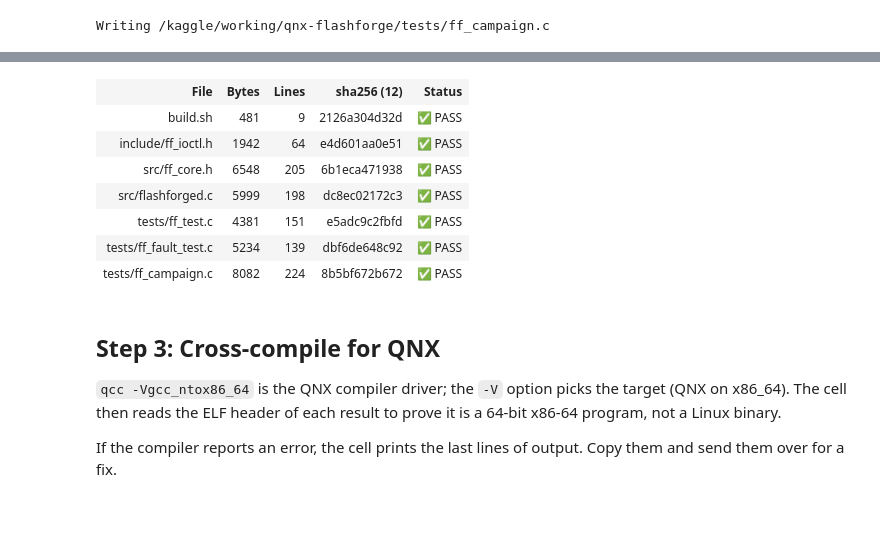
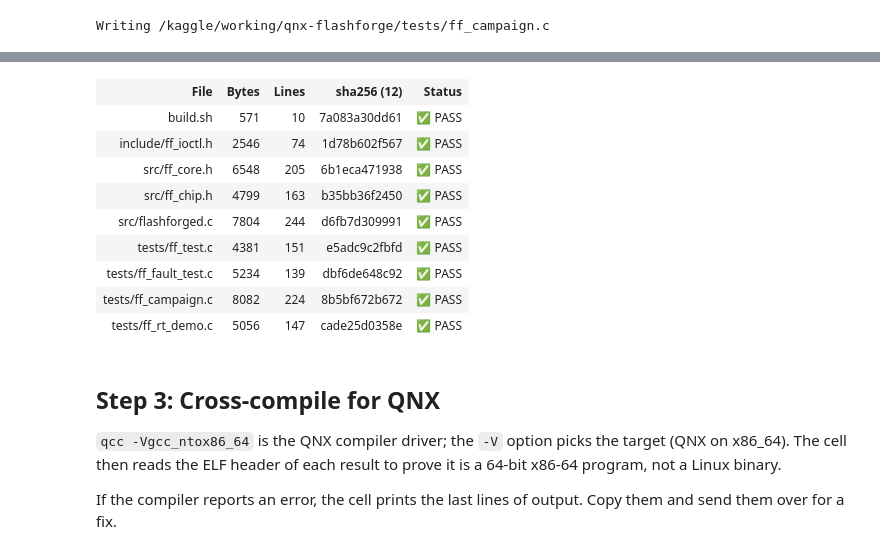
Before and after one commit to u19725505-star/qnx-flashforge, a Jupyter notebook: FlashForge_QNX_Tutorial.ipynb, the cells around one changed output, grey strips where cells are left out. Cells and saved outputs as stored; diff of their text form; code cells hidden in the pictures; blank space fills up the shorter version.

```diff
--- a/FlashForge_QNX_Tutorial.ipynb
+++ b/FlashForge_QNX_Tutorial.ipynb
@@ -1431,25 +1831,27 @@ Writing /kaggle/working/qnx-flashforge/tests/ff_campaign.c
 # %%
 # Source inventory - proves the four files were written correctly
 rows = []
-for rel in ("build.sh", "include/ff_ioctl.h", "src/ff_core.h", "src/flashforged.c",
-            "tests/ff_test.c", "tests/ff_fault_test.c", "tests/ff_campaign.c"):
+for rel in ("build.sh", "include/ff_ioctl.h", "src/ff_core.h", "src/ff_chip.h", "src/flashforged.c",
+            "tests/ff_test.c", "tests/ff_fault_test.c", "tests/ff_campaign.c", "tests/ff_rt_demo.c"):
     f = PROJECT / rel
     if f.is_file():
         rows.append((rel, f.stat().st_size, len(f.read_text().splitlines()), sha256(f)[:12], "PASS"))
     else:
         rows.append((rel, 0, 0, "-", "FAIL"))
 display(HTML(html_table(["File", "Bytes", "Lines", "sha256 (12)", "Status"], rows, status_col=4, mono_cols=(0, 3))))
 if any(r[-1] == "FAIL" for r in rows):
     raise RuntimeError("A source file is missing - re-run the %%writefile cells above.")
 # %% [output]
 | File | Bytes | Lines | sha256 (12) | Status |
-| build.sh | 481 | 9 | 2126a304d32d | ✅ PASS |
-| include/ff_ioctl.h | 1942 | 64 | e4d601aa0e51 | ✅ PASS |
+| build.sh | 571 | 10 | 7a083a30dd61 | ✅ PASS |
+| include/ff_ioctl.h | 2546 | 74 | 1d78b602f567 | ✅ PASS |
 | src/ff_core.h | 6548 | 205 | 6b1eca471938 | ✅ PASS |
-| src/flashforged.c | 5999 | 198 | dc8ec02172c3 | ✅ PASS |
+| src/ff_chip.h | 4799 | 163 | b35bb36f2450 | ✅ PASS |
+| src/flashforged.c | 7804 | 244 | d6fb7d309991 | ✅ PASS |
 | tests/ff_test.c | 4381 | 151 | e5adc9c2fbfd | ✅ PASS |
 | tests/ff_fault_test.c | 5234 | 139 | dbf6de648c92 | ✅ PASS |
 | tests/ff_campaign.c | 8082 | 224 | 8b5bf672b672 | ✅ PASS |
+| tests/ff_rt_demo.c | 5056 | 147 | cade25d0358e | ✅ PASS |
 # %% [markdown]
 ## Step 3: Cross-compile for QNX
 `qcc -Vgcc_ntox86_64` is the QNX compiler driver; the `-V` option picks the target (QNX on x86_64). The cell then reads the ELF header of each result to prove it is a 64-bit x86-64 program, not a Linux binary.
```
Also changed, not shown: parts of 29 cells of this notebook.
